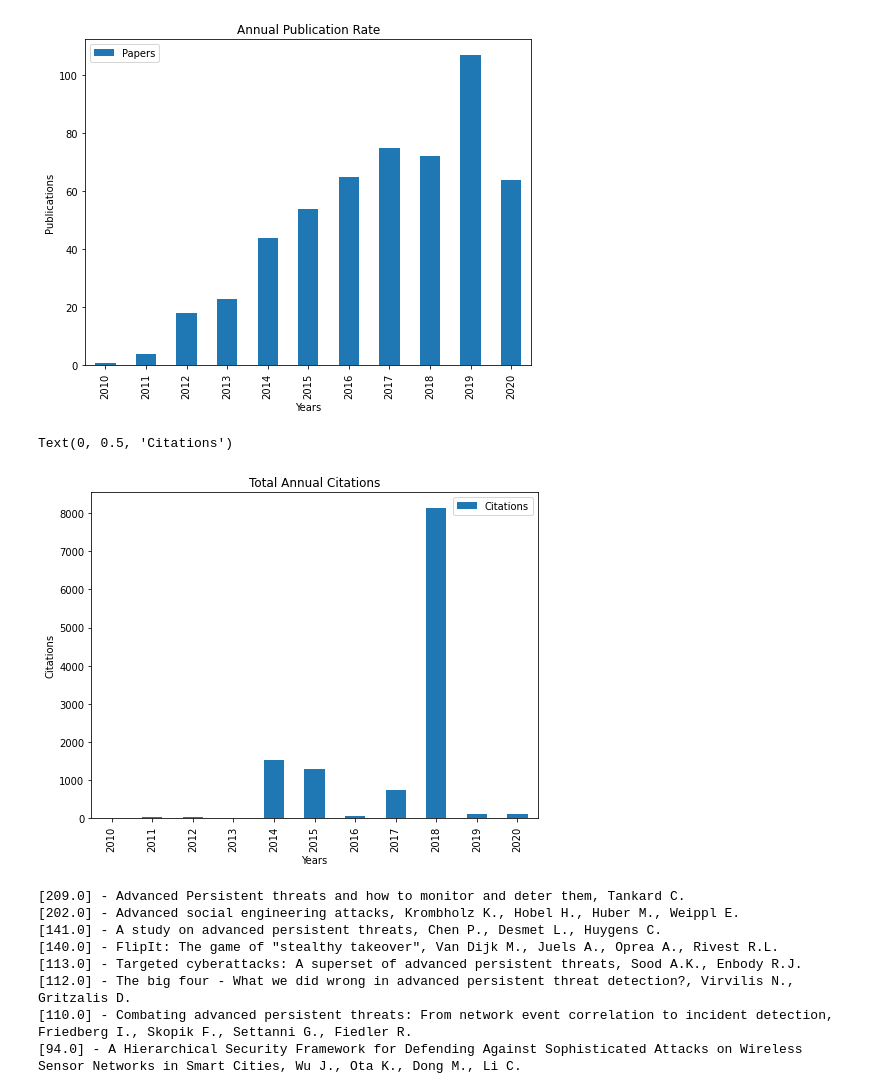
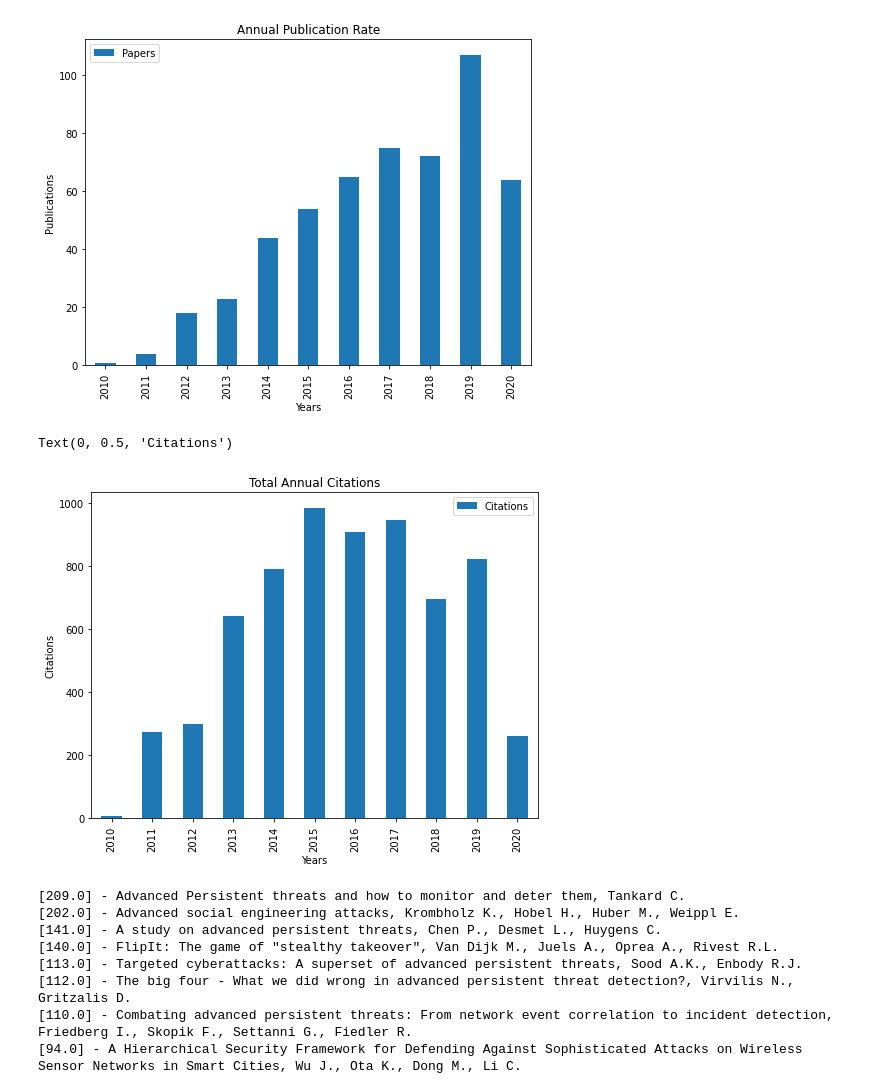
Before and after one commit to bhat-aditya/APT-Louvain, a Jupyter notebook: Exploratory_Analysis.ipynb, the cells around one changed output. Saved outputs shown, nothing was run; the diff lists cells and outputs as text; code cells hidden in the pictures.

```diff
--- a/Exploratory_Analysis.ipynb
+++ b/Exploratory_Analysis.ipynb
@@ -18,15 +22,14 @@ annual_pub_rate['Papers'] = 0
 
 for index in range(len(data)):
 
-    try:
-        year = int(data.iloc[index, 3])
+    year = int(data.iloc[index, 3])
+
+    if year != 2021:
         year_index = years_unique.index(year)
         year_val = annual_pub_rate.iloc[year_index, 1]
         annual_pub_rate.iloc[year_index, 1] = year_val + 1
-    except:
+    else:
         pass
-
-plt.rcParams["figure.figsize"] = (8,6)
 
 annual_pub_rate.plot.bar(x = 'Years', y = 'Papers')
 plt.title('Annual Publication Rate')
@@ -37,27 +40,28 @@ Text(0, 0.5, 'Publications')
 # %%
 # Total Annual Citations
 
 annual_cit = pd.DataFrame()
 annual_cit['Years'] = list(range(2010, 2021))
 annual_cit['Citations'] = 0
 
 for index in range(len(data)):
 
-    try:
-        year = int(data.iloc[index, 3])
-        year_index = list(range(2010, 2021)).index(year)
+    year = int(data.iloc[index, 3])
+
+    if year != 2021:
+        year_index = years_unique.index(year)
         year_citations = int(annual_cit.iloc[year_index, 1])
-        article_citations = int(data.iloc[year_index, 11])
+        article_citations = int(data.iloc[index, 11])
         annual_cit.iloc[year_index, 1] = year_citations + article_citations
-    except:
+    else:
         pass
 
 annual_cit.plot.bar(x = 'Years', y = 'Citations')
 plt.title('Total Annual Citations')
 plt.ylabel('Citations')
 # %% [output]
 Text(0, 0.5, 'Citations')
-[figure, old version]
+[figure, new version]
 # %%
 # Most cited articles globally according to citation count
 
```
Also changed, not shown: parts of 12 cells of this notebook, 6 other files.
